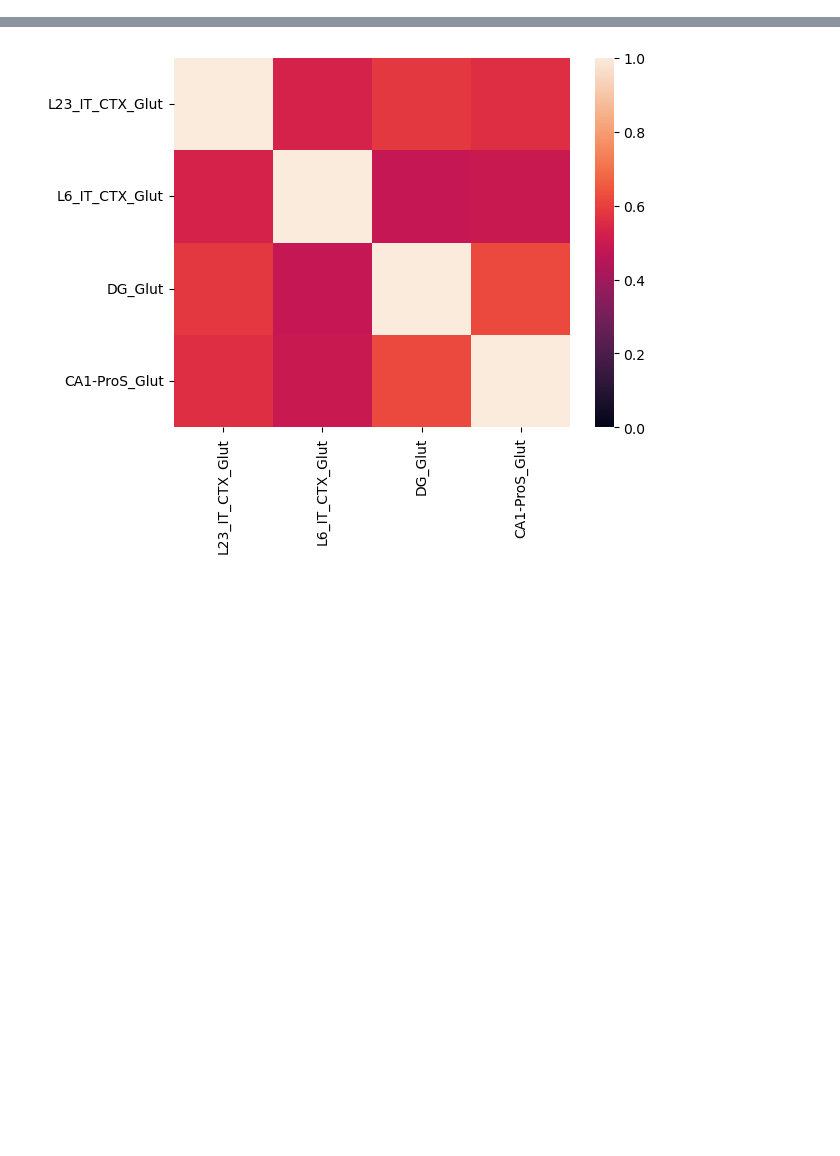
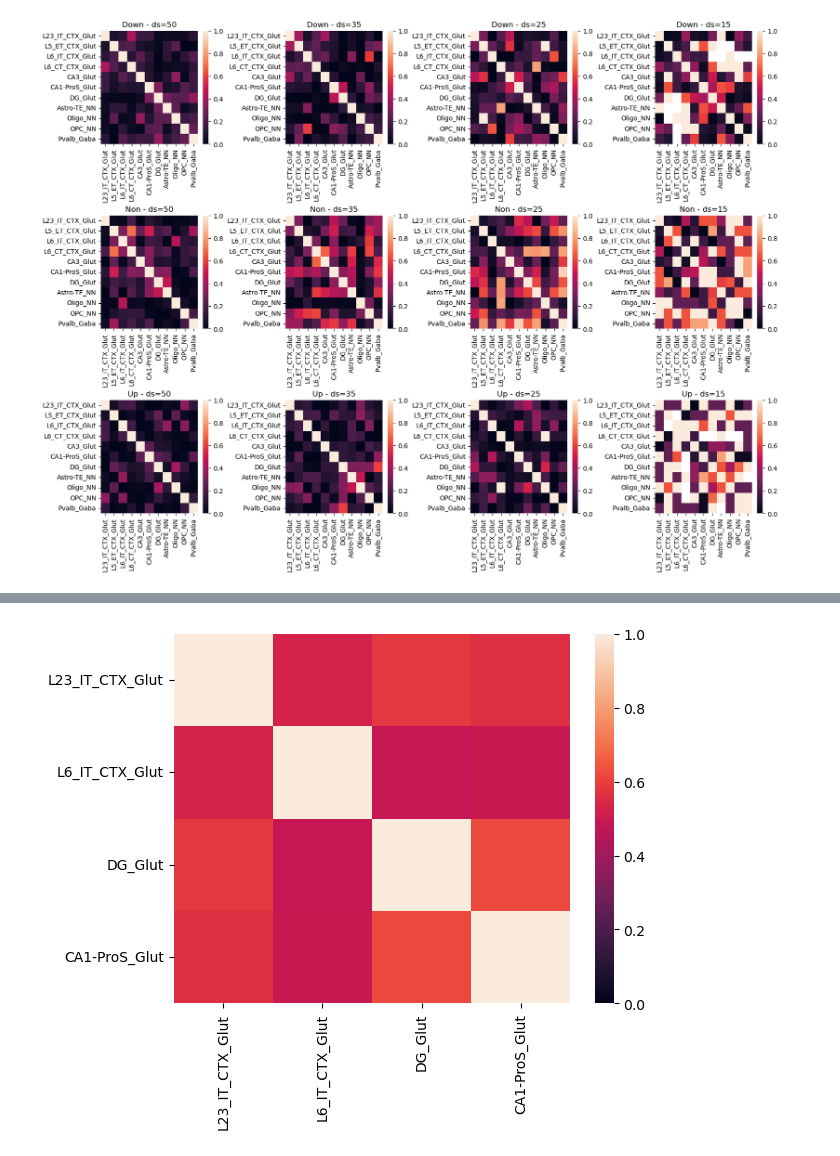
Before and after one commit to Michaelvll/aging-gene-prediction, a Jupyter notebook: ak_workspace/analyze_results/02_analyze_xgb.ipynb, the cells around one changed output, grey strips where cells are left out. Saved outputs shown, nothing was run; the diff lists cells and outputs as text; code cells hidden in the pictures; blank space fills up the shorter version.

Commit message:
shap_feature_selection

```diff
--- a/ak_workspace/analyze_results/02_analyze_xgb.ipynb
+++ b/ak_workspace/analyze_results/02_analyze_xgb.ipynb
@@ -56,0 +142,32 @@ array([0., 0., 0.])
+# %%
+col = 'abs_mean_shap'
+corr_method = 'pearson'
+
+col = 'rank'
+corr_method = 'spearman'
+
+power = 2
+
+ds_range = [50, 35, 25, 15]
+fig, axes = plt.subplots(3, 4, figsize=(16, 12), constrained_layout=True)
+for i, ds in enumerate(ds_range):
+    df_down, df_non, df_up = generate_rank_corr_matrix(cell_types, col=col, num_downsample=ds)
+
+    tt = df_down.corr(method=corr_method).values
+    tt = np.power(tt, power)
+    sns.heatmap(tt, vmin=0, vmax=1, xticklabels=cell_types, yticklabels=cell_types, ax=axes[0][i])
+    axes[0][i].set_title(f"Down - ds={ds}")
+
+    tt = df_non.corr(method=corr_method).values
+    tt = np.power(tt, power)
+    sns.heatmap(tt, vmin=0, vmax=1, xticklabels=cell_types, yticklabels=cell_types, ax=axes[1][i])
+    axes[1][i].set_title(f"Non - ds={ds}")
+
+    tt = df_up.corr(method=corr_method).values
+    tt = np.power(tt, power)
+    sns.heatmap(tt, vmin=0, vmax=1, xticklabels=cell_types, yticklabels=cell_types, ax=axes[2][i])
+    axes[2][i].set_title(f"Up - ds={ds}")
+
+plt.show()
+# %% [output]
+[figure, added]
```
Also changed, not shown: parts of 9 cells of this notebook, 41 other files.
